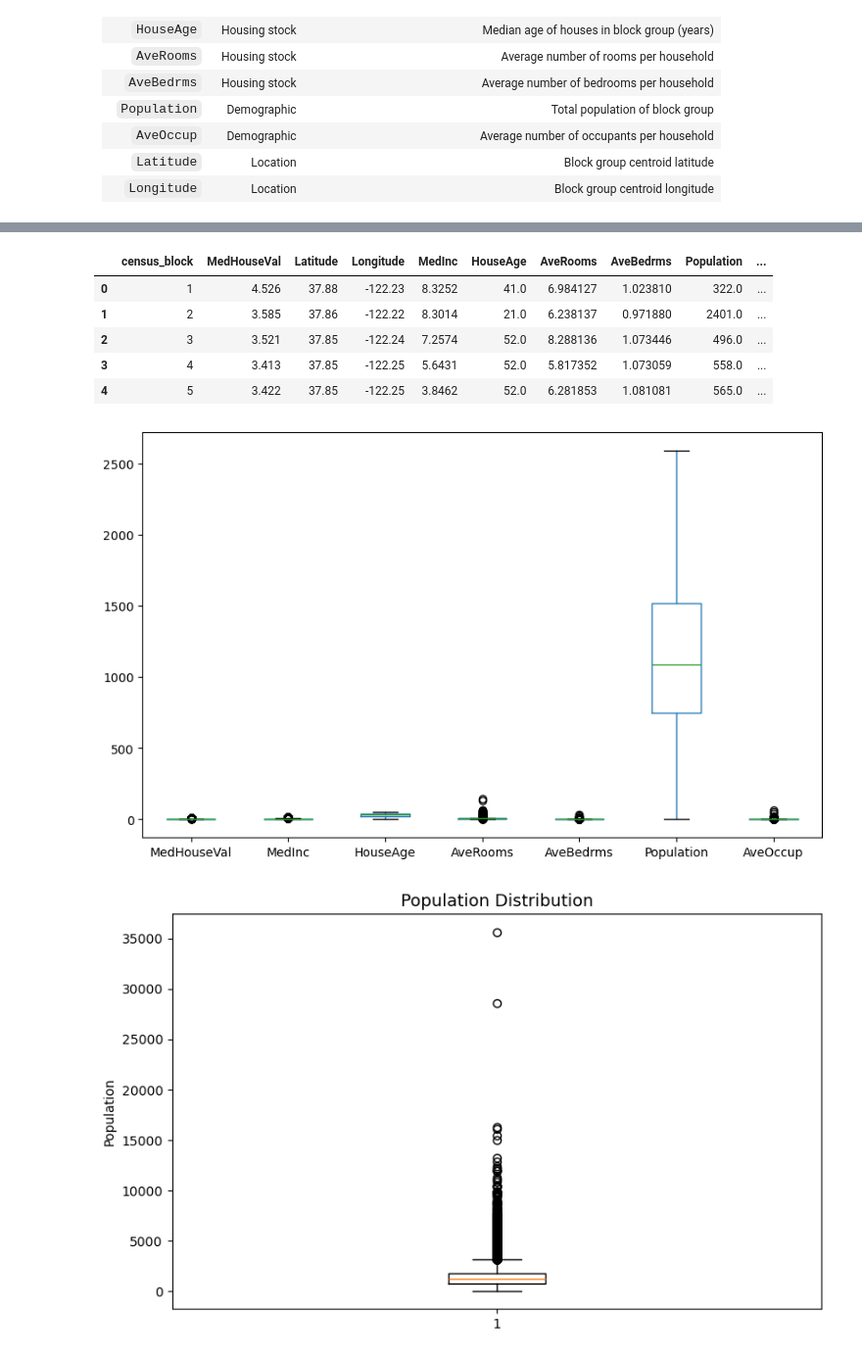
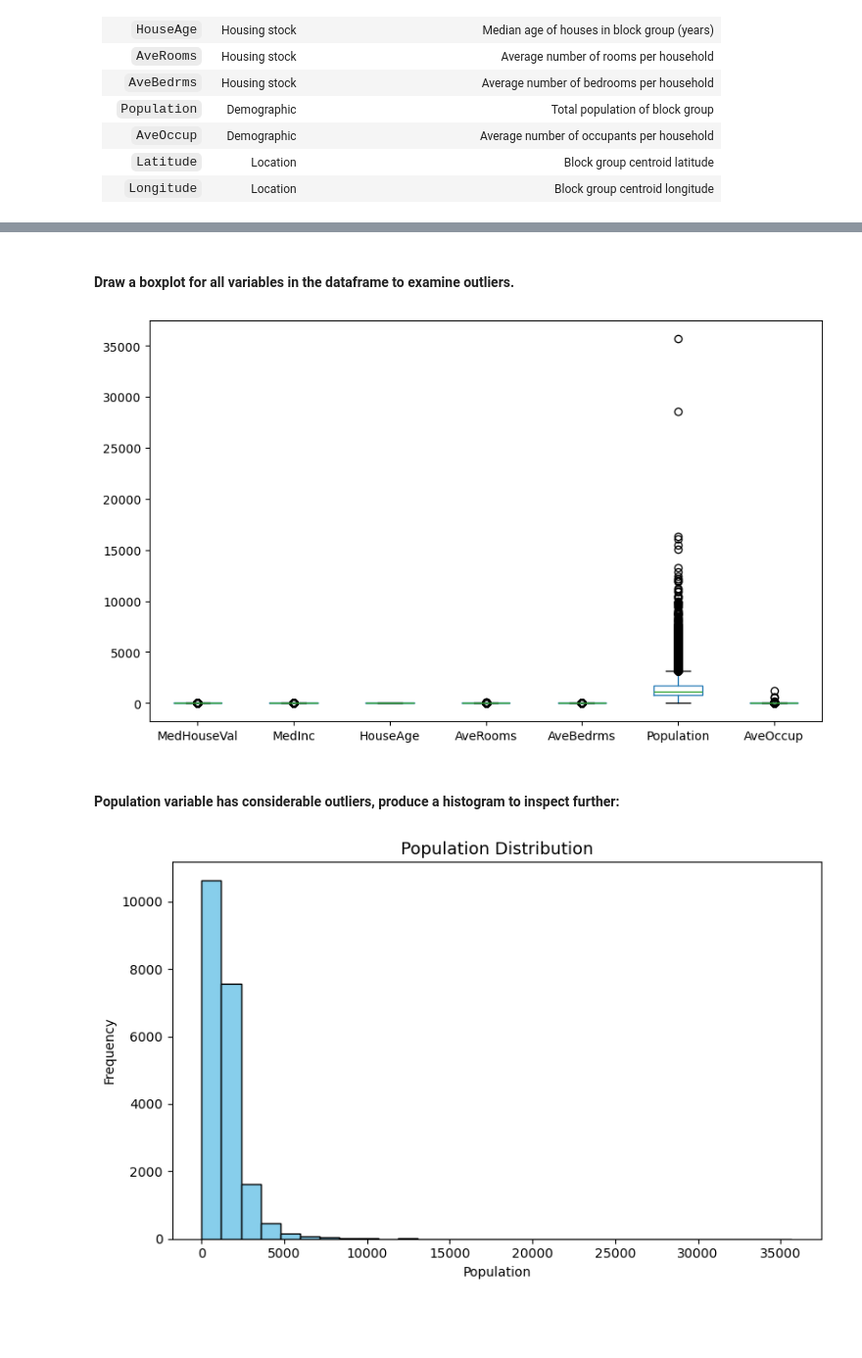
Before and after one commit to qszhao/ATUA2026, a Jupyter notebook: Spatial_Regression/tutorial.ipynb, the cells around one changed output, grey strips where cells are left out. Shown at 98% size. Cells and saved outputs as stored; diff of their text form; code cells hidden in the pictures; blank space fills up the shorter version.

```diff
--- a/Spatial_Regression/tutorial.ipynb
+++ b/Spatial_Regression/tutorial.ipynb
@@ -49,8 +49,9 @@ The dataset is built into scikit-learn and can be loaded directly without downlo
 | `Longitude` | Location | Block group centroid longitude |
 # %%
 df = df[['MedHouseVal', 'Latitude','Longitude','MedInc','HouseAge' ,'AveRooms', 'AveBedrms', 'Population', 'AveOccup', ]]
-df = df.reset_index(drop=True)
-df.describe()
+df['census_block'] = df.index +1
+df = df[['census_block','MedHouseVal', 'Latitude','Longitude','MedInc','HouseAge' ,'AveRooms', 'AveBedrms', 'Population', 'AveOccup']]
+df.head()
 # %% [output]
 |  | MedHouseVal | Latitude | Longitude | MedInc | HouseAge | AveRooms | AveBedrms | Population | AveOccup |
 | count | 20640.000000 | 20640.000000 | 20640.000000 | 20640.000000 | 20640.000000 | 20640.000000 | 20640.000000 | 20640.000000 | 20640.000000 |
@@ -61,34 +62,28 @@ df.describe()
 | 50% | 1.797000 | 34.260000 | -118.490000 | 3.534800 | 29.000000 | 5.229129 | 1.048780 | 1166.000000 | 2.818116 |
 | 75% | 2.647250 | 37.710000 | -118.010000 | 4.743250 | 37.000000 | 6.052381 | 1.099526 | 1725.000000 | 3.282261 |
 | max | 5.000010 | 41.950000 | -114.310000 | 15.000100 | 52.000000 | 141.909091 | 34.066667 | 35682.000000 | 1243.333333 |
-# %%
-df['census_block'] = df.index +1
-df = df[['census_block','MedHouseVal', 'Latitude','Longitude','MedInc','HouseAge' ,'AveRooms', 'AveBedrms', 'Population', 'AveOccup']]
-df.head()
-# %% [output]
-|  | census_block | MedHouseVal | Latitude | Longitude | MedInc | HouseAge | AveRooms | AveBedrms | Population | ... |
-| 0 | 1 | 4.526 | 37.88 | -122.23 | 8.3252 | 41.0 | 6.984127 | 1.023810 | 322.0 | ... |
-| 1 | 2 | 3.585 | 37.86 | -122.22 | 8.3014 | 21.0 | 6.238137 | 0.971880 | 2401.0 | ... |
-| 2 | 3 | 3.521 | 37.85 | -122.24 | 7.2574 | 52.0 | 8.288136 | 1.073446 | 496.0 | ... |
-| 3 | 4 | 3.413 | 37.85 | -122.25 | 5.6431 | 52.0 | 5.817352 | 1.073059 | 558.0 | ... |
-| 4 | 5 | 3.422 | 37.85 | -122.25 | 3.8462 | 52.0 | 6.281853 | 1.081081 | 565.0 | ... |
+# %% [markdown]
+#### Draw a boxplot for all variables in the dataframe to examine outliers.
 # %%
 boxplot = df.boxplot(column=['MedHouseVal', 'MedInc', 'HouseAge' ,'AveRooms', 'AveBedrms', 'Population', 'AveOccup'],
                      grid=False, figsize=(10, 6))
 # %% [output]
-[figure, old version]
+[figure, new version]
+# %% [markdown]
+#### Population variable has considerable outliers, produce a histogram to inspect further:
 # %%
 # explore population outliers
 fig, ax = plt.subplots(figsize=(8, 5))
 
-ax.boxplot(df['Population'], vert=True)
+ax.hist(df['Population'], bins=30, edgecolor='black', color='skyblue')
 ax.set_title('Population Distribution', fontsize=13)
-ax.set_ylabel('Population')
+ax.set_xlabel('Population')
+ax.set_ylabel('Frequency')
 
 plt.tight_layout()
 plt.show()
 # %% [output]
-[figure, old version]
+[figure, new version]
 # %%
 ## Limit Population to 95th percentile:
 pop_95th = df['Population'].quantile(0.95)
```
Also changed, not shown: parts of 21 cells of this notebook.
